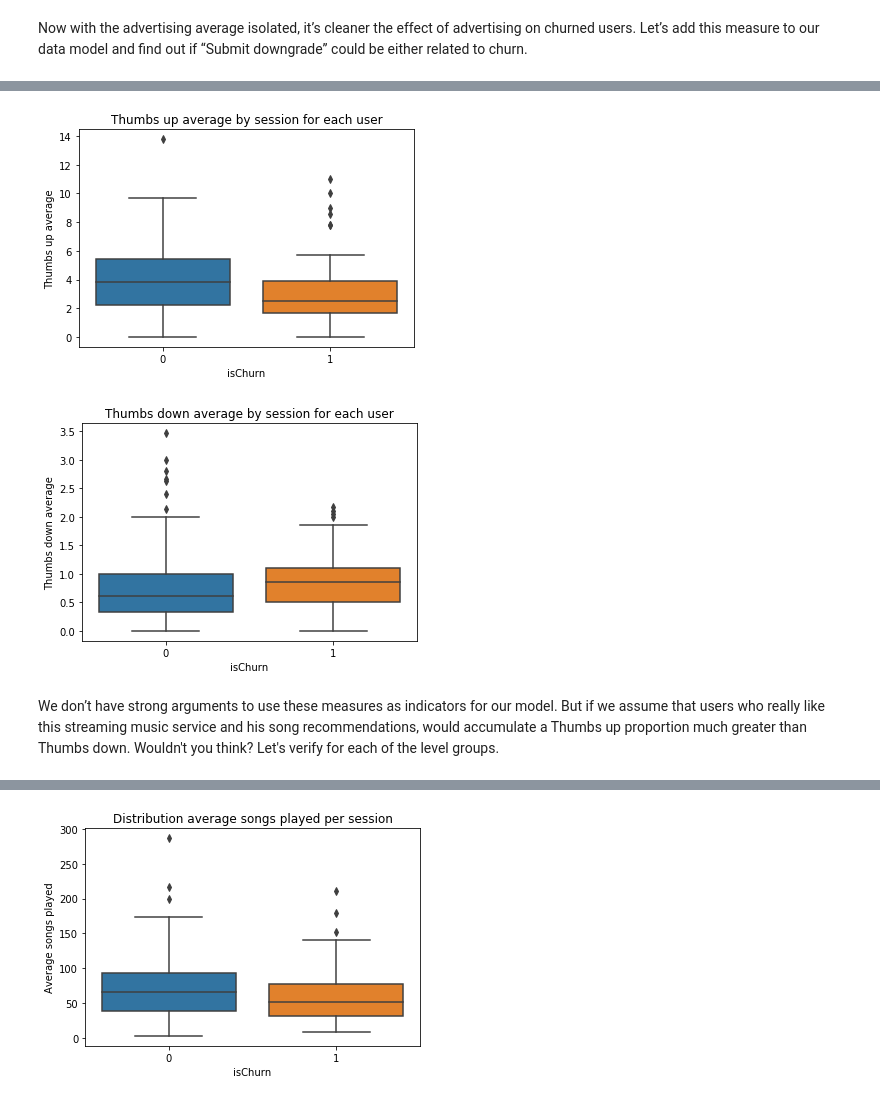
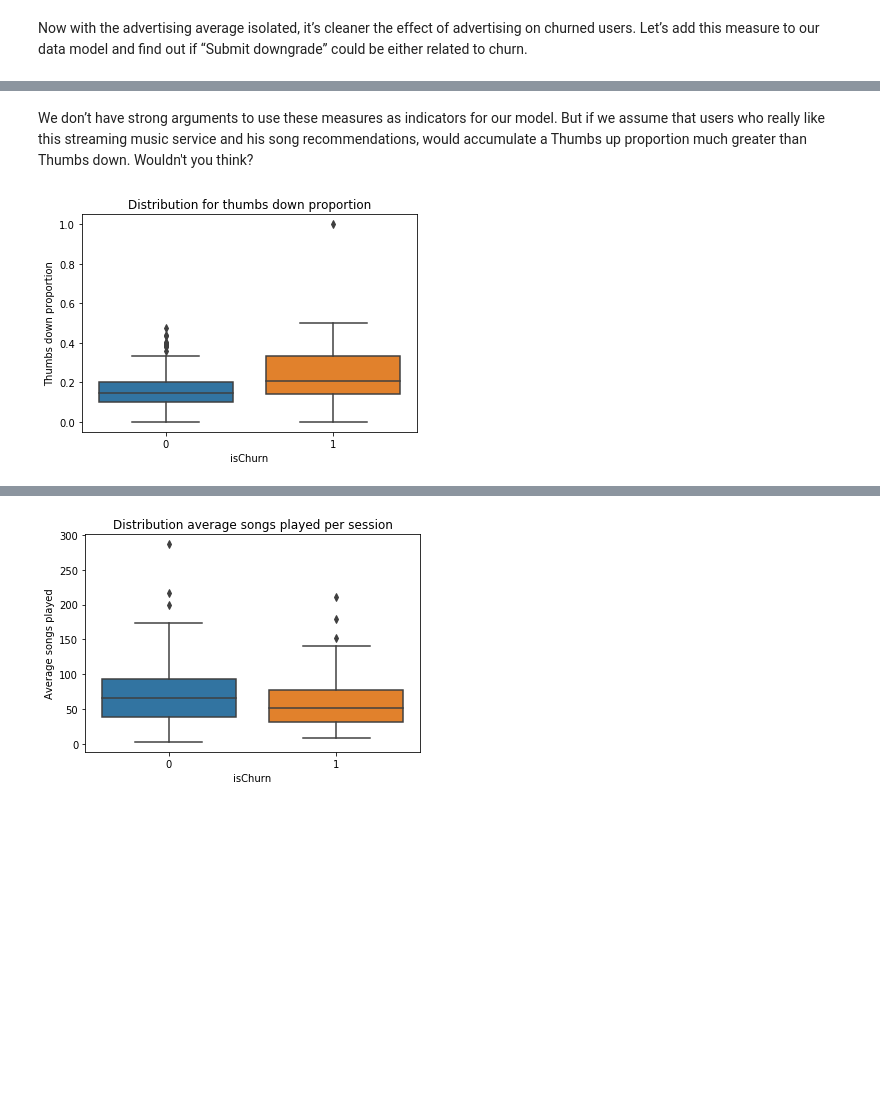
Before and after one commit to thiagolimaop/sparkify_churn, a Jupyter notebook: Sparkify.ipynb, the cells around one changed output, grey strips where cells are left out. Saved outputs shown, nothing was run; the diff lists cells and outputs as text; code cells hidden in the pictures; blank space fills up the shorter version.

Commit message:
feat: extracting necessary features to the predicting model

```diff
--- a/Sparkify.ipynb
+++ b/Sparkify.ipynb
@@ -681,22 +730,24 @@ The above graph does not give strong arguments to affirme downgrade page access
+# %% [markdown]
+We don’t have strong arguments to use these measures as indicators for our model. But if we assume that users who really like this streaming music service and his song recommendations, would accumulate a Thumbs up proportion much greater than Thumbs down. Wouldn't you think?
 # %%
-thumbsUp = spark.sql('''
-                SELECT userID, AVG(thumbsUpAmt) avg_thumbsUp, SUM(isChurn) isChurn
+proportion_thumbsDown = spark.sql('''
+                SELECT userID, (thumbsDownAmt / (thumbsUpAmt + thumbsDownAmt)) thumbsDownProportion, isChurn
                 FROM (
-                    SELECT userID, sessionID,
+                    SELECT userID,
                          SUM(CASE WHEN page = "Thumbs Up" THEN 1 ELSE 0 END) AS thumbsUpAmt,
+                         SUM(CASE WHEN page = "Thumbs Down" THEN 1 ELSE 0 END) AS thumbsDownAmt,
                          SUM(CASE WHEN page = "Cancellation Confirmation" THEN 1 ELSE 0 END) AS isChurn
                     FROM clean_user_log_table
-                    GROUP BY 1, 2
+                    GROUP BY 1
                     )
-                GROUP BY 1
                 ORDER BY 3 DESC, 2 DESC
             '''
         ).toPandas()
 # %%
-# visualize the distribution of thumbs up average by session for each user for both groups
-sns.boxplot(y="avg_thumbsUp", x="isChurn", data=thumbsUp)
-plt.title('Thumbs up average by session for each user')
-plt.ylabel('Thumbs up average')
+# visualize the distribution of thumbs down proportion by both groups
+sns.boxplot(y="thumbsDownProportion", x="isChurn", data=proportion_thumbsDown)
+plt.title('Distribution for thumbs down proportion')
+plt.ylabel('Thumbs down proportion')
 plt.show()
 # %% [output]
-[figure, old version]
+[figure, new version]
@@ -717,10 +753,0 @@ thumbsDown = spark.sql('''
-# %%
-# visualize the distribution of thumbs down average by session for each user for both groups
-sns.boxplot(y="avg_thumbsDown", x="isChurn", data=thumbsDown)
-plt.title('Thumbs down average by session for each user')
-plt.ylabel('Thumbs down average')
-plt.show()
-# %% [output]
-[figure, removed]
-# %% [markdown]
-We don’t have strong arguments to use these measures as indicators for our model. But if we assume that users who really like this streaming music service and his song recommendations, would accumulate a Thumbs up proportion much greater than Thumbs down. Wouldn't you think? Let's verify for each of the level groups.
```
Also changed, not shown: parts of 42 cells of this notebook.
